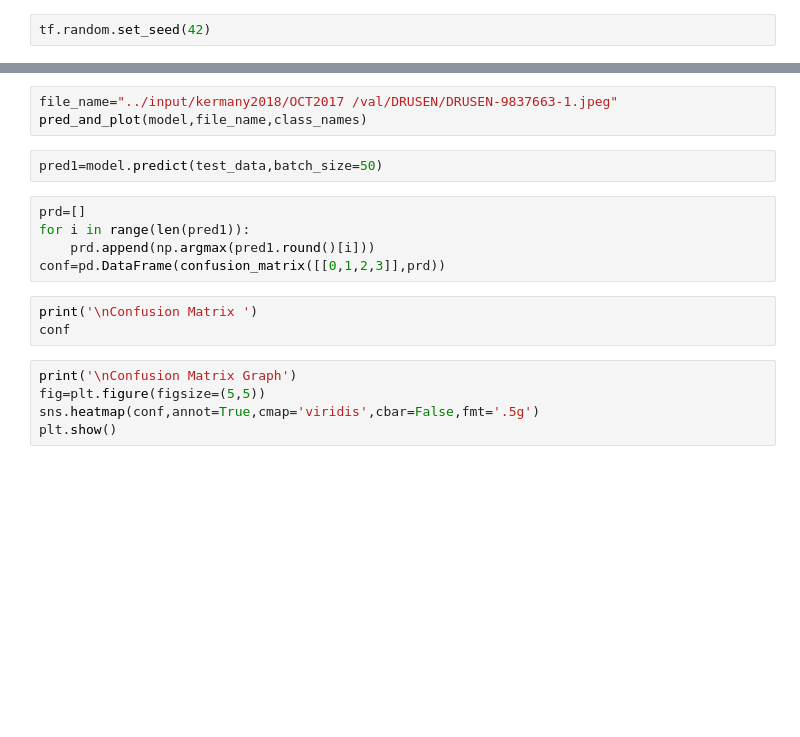
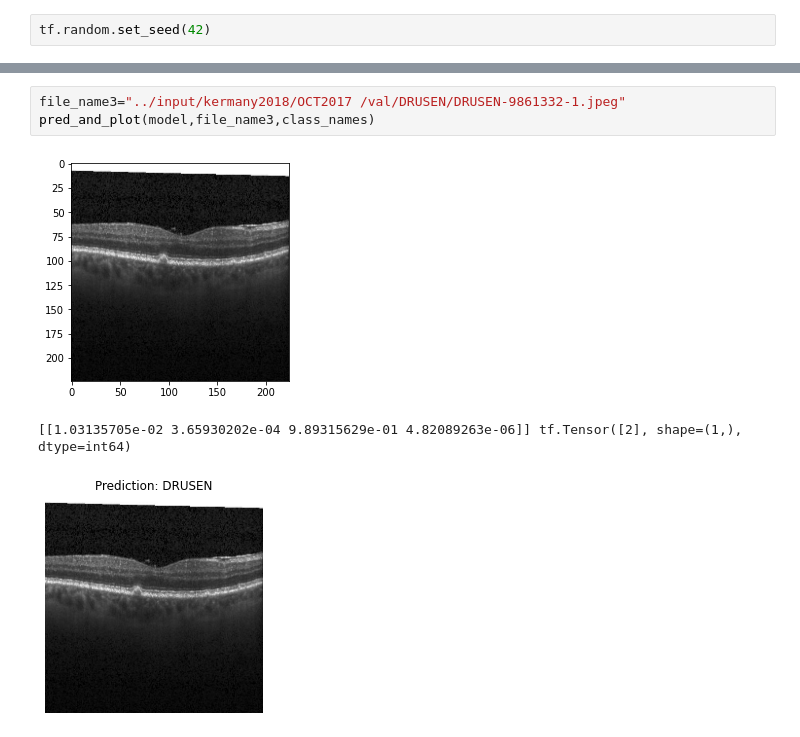
Before and after one commit to lakshminarayana9565/vftvk-Simple-Interest-Calculator, a Jupyter notebook: final-classification-using-vgg16.ipynb, the cells around one changed output, grey strips where cells are left out. Drawn from its saved outputs; the diff is of its cells as text; blank space fills up the shorter version.

```diff
--- a/final-classification-using-vgg16.ipynb
+++ b/final-classification-using-vgg16.ipynb
@@ -309,18 +382,7 @@ def pred_and_plot(model, filename, class_names):
 # %%
-file_name="../input/kermany2018/OCT2017 /val/DRUSEN/DRUSEN-9837663-1.jpeg"
-pred_and_plot(model,file_name,class_names)
+file_name3="../input/kermany2018/OCT2017 /val/DRUSEN/DRUSEN-9861332-1.jpeg"
+pred_and_plot(model,file_name3,class_names)
+# %% [output]
+[figure, added]
+[[1.03135705e-02 3.65930202e-04 9.89315629e-01 4.82089263e-06]] tf.Tensor([2], shape=(1,), dtype=int64)
+[figure, added]
-# %%
-pred1=model.predict(test_data,batch_size=50)
-# %%
-prd=[]
-for i in range(len(pred1)):
-    prd.append(np.argmax(pred1.round()[i]))
-conf=pd.DataFrame(confusion_matrix([[0,1,2,3]],prd))
-# %%
-print('\nConfusion Matrix ')
-conf
-# %%
-print('\nConfusion Matrix Graph')
-fig=plt.figure(figsize=(5,5))
-sns.heatmap(conf,annot=True,cmap='viridis',cbar=False,fmt='.5g')
-plt.show()
```
Also changed, not shown: parts of 24 cells of this notebook.
